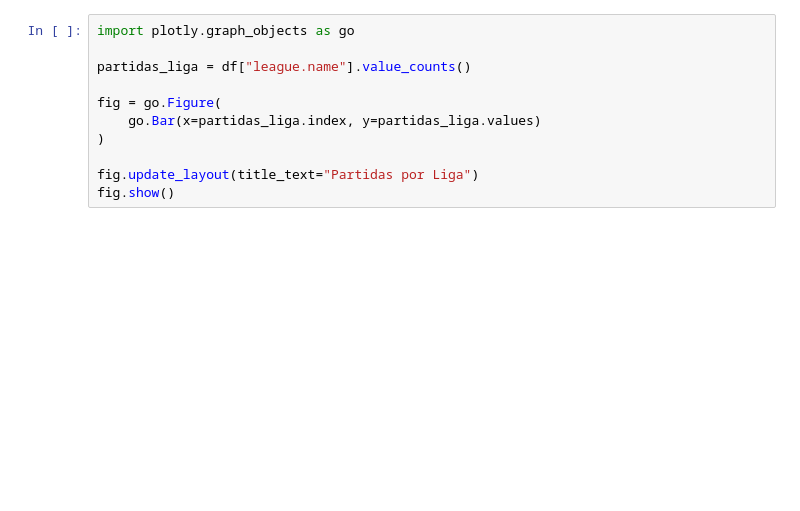
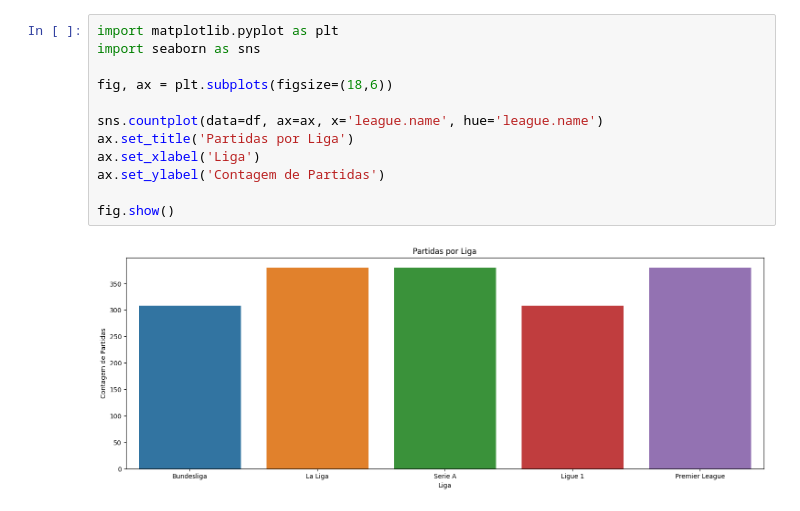
Before and after one commit to Lpins01/GLM-e-GLMM-para-Analise-de-Ligas-de-Futebol, a Jupyter notebook: analise_dados.ipynb, the cells around one changed output. Cells and saved outputs as stored; diff of their text form; blank space fills up the shorter version.

Commit message:
Analises das Ligas e Times

```diff
--- a/analise_dados.ipynb
+++ b/analise_dados.ipynb
@@ -12,13 +12,16 @@ df.head()
 | 3 | 2023-08-19 | 699.0 | BayArena | Leverkusen | FT | ... |
 | 4 | 2023-08-19 | 698.0 | WWK Arena | Augsburg | FT | ... |
 # %%
-import plotly.graph_objects as go
+import matplotlib.pyplot as plt
+import seaborn as sns
 
-partidas_liga = df["league.name"].value_counts()
+fig, ax = plt.subplots(figsize=(18,6))
 
-fig = go.Figure(
-    go.Bar(x=partidas_liga.index, y=partidas_liga.values)
-)
+sns.countplot(data=df, ax=ax, x='league.name', hue='league.name')
+ax.set_title('Partidas por Liga')
+ax.set_xlabel('Liga')
+ax.set_ylabel('Contagem de Partidas')
 
-fig.update_layout(title_text="Partidas por Liga")
 fig.show()
+# %% [output]
+[figure, added]
```
Also changed, not shown: parts of 4 cells of this notebook.
